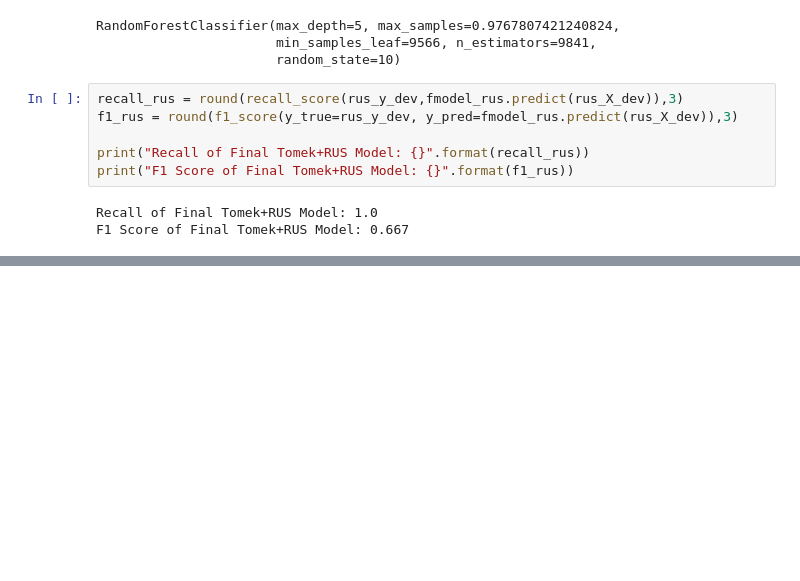
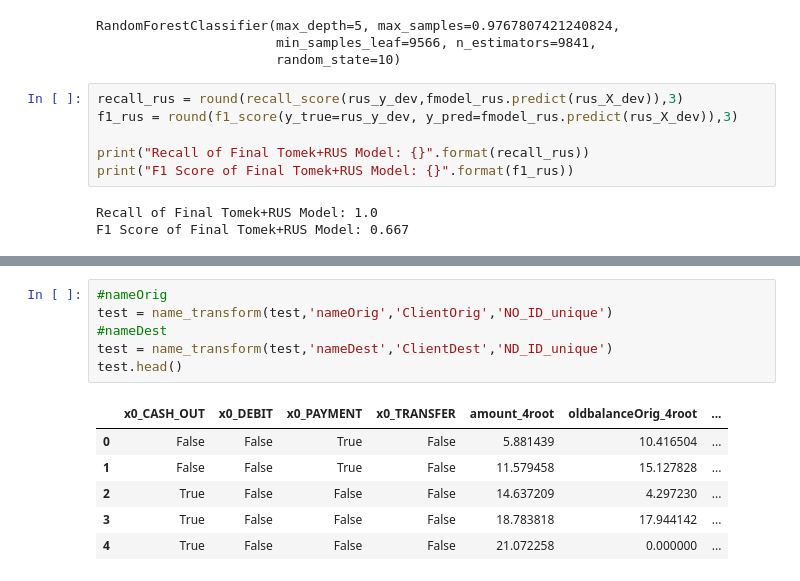
Before and after one commit to kevinArmenta/OnlinePaymentFraud, a Jupyter notebook: 5. Final Models.ipynb, the cells around one changed output, grey strips where cells are left out. Drawn from its saved outputs; the diff is of its cells as text; blank space fills up the shorter version.

```diff
--- a/5. Final Models.ipynb
+++ b/5. Final Models.ipynb
@@ -140,0 +289,13 @@ F1 Score of Final Tomek+RUS Model: 0.667
+# %%
+#nameOrig
+test = name_transform(test,'nameOrig','ClientOrig','NO_ID_unique')
+#nameDest
+test = name_transform(test,'nameDest','ClientDest','ND_ID_unique')
+test.head()
+# %% [output]
+|  | x0_CASH_OUT | x0_DEBIT | x0_PAYMENT | x0_TRANSFER | amount_4root | oldbalanceOrig_4root | ... |
+| 0 | False | False | True | False | 5.881439 | 10.416504 | ... |
+| 1 | False | False | True | False | 11.579458 | 15.127828 | ... |
+| 2 | True | False | False | False | 14.637209 | 4.297230 | ... |
+| 3 | True | False | False | False | 18.783818 | 17.944142 | ... |
+| 4 | True | False | False | False | 21.072258 | 0.000000 | ... |
```
Also changed, not shown: parts of 21 cells of this notebook.
